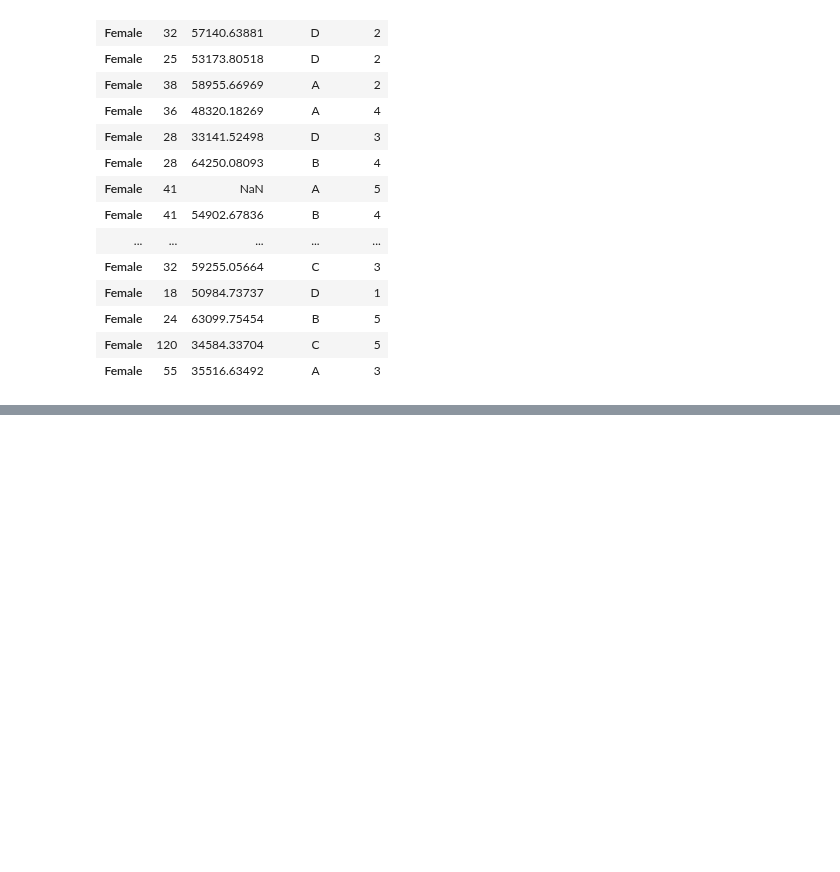
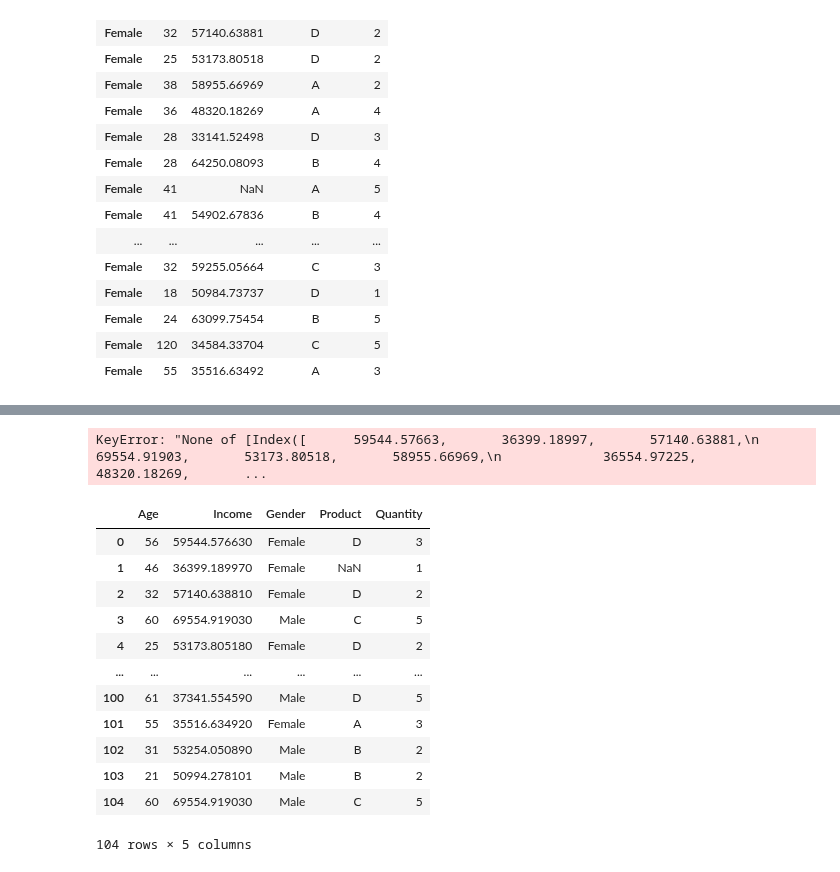
Before and after one commit to LLF00/datascience1, a Jupyter notebook: class_may10.ipynb, the cells around one changed output, grey strips where cells are left out. Drawn from its saved outputs; the diff is of its cells as text; code cells hidden in the pictures; blank space fills up the shorter version.

```diff
--- a/class_may10.ipynb
+++ b/class_may10.ipynb
@@ -278,7 +336,24 @@ print(df['Income'].mean(), df['Income'].median())
 # %%
-df[df['Income']]
+#df[df['Income']]
+# %% [output]
+KeyError: "None of [Index([      59544.57663,       36399.18997,       57140.63881,\n             69554.91903,       53173.80518,       58955.66969,\n             36554.97225,       48320.18269,       ...
 # %%
 df2 = df.copy()
+df2
+# %% [output]
+|  | Age | Income | Gender | Product | Quantity |
+| 0 | 56 | 59544.576630 | Female | D | 3 |
+| 1 | 46 | 36399.189970 | Female | NaN | 1 |
+| 2 | 32 | 57140.638810 | Female | D | 2 |
+| 3 | 60 | 69554.919030 | Male | C | 5 |
+| 4 | 25 | 53173.805180 | Female | D | 2 |
+| ... | ... | ... | ... | ... | ... |
+| 100 | 61 | 37341.554590 | Male | D | 5 |
+| 101 | 55 | 35516.634920 | Female | A | 3 |
+| 102 | 31 | 53254.050890 | Male | B | 2 |
+| 103 | 21 | 50994.278101 | Male | B | 2 |
+| 104 | 60 | 69554.919030 | Male | C | 5 |
+104 rows × 5 columns
 # %%
 df2['Income'].mean()
 # %% [output]
```
Also changed, not shown: parts of 23 cells of this notebook, 1 other file.
